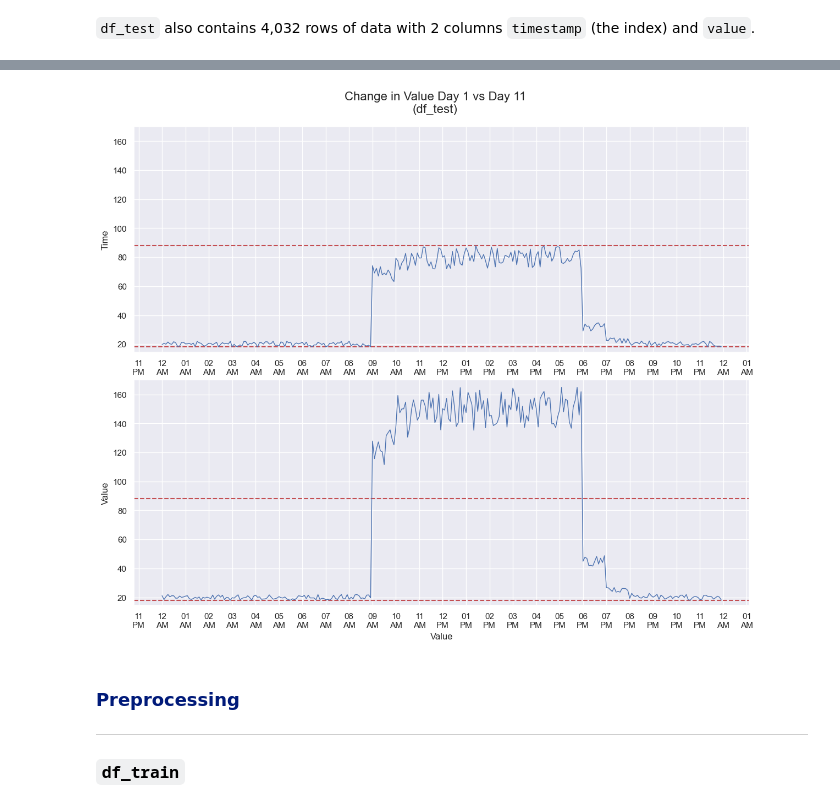
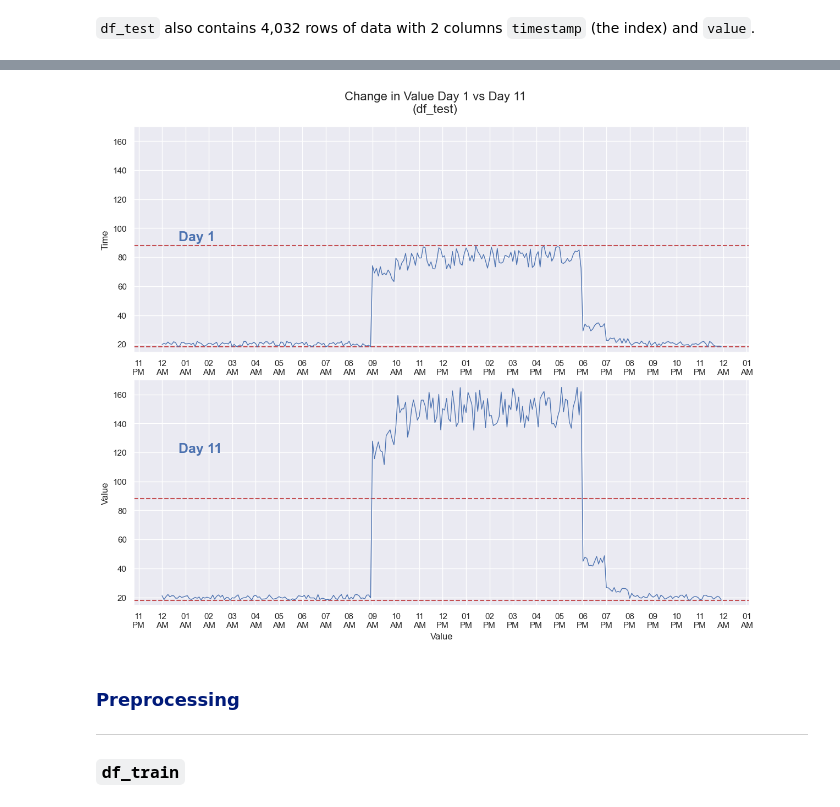
Before and after one commit to ShaneOG2/machstat-assessment, a Jupyter notebook: Practicals/Machine Learning Project Notebook.ipynb, the cells around one changed output, grey strips where cells are left out. Cells and saved outputs as stored; diff of their text form; code cells hidden in the pictures.

```diff
--- a/Practicals/Machine Learning Project Notebook.ipynb
+++ b/Practicals/Machine Learning Project Notebook.ipynb
@@ -241,7 +241,7 @@ df_test
 `df_test` also contains 4,032 rows of data with 2 columns `timestamp` (the index) and `value`.
 # %%
 # Set figure size
-fig, ax = plt.subplots(figsize=(12,6))
+fig, ax = plt.subplots(figsize=(12,5))
 
 # Add title
 plt.title("Change in Value over 14 Days\n(df_test)", fontsize=16)
@@ -258,16 +258,16 @@ ax.xaxis.set_major_formatter(date_form)
 ax.xaxis.set_major_locator(mdates.DayLocator(interval=1))
 
 # Show red line at values range
-ax.axhline(y = 18, color = 'r', linestyle = '--', label = 'df_small_noise - Range of Values')
+ax.axhline(y = 18, color = 'r', linestyle = '--', label = 'df_train - Range of Values')
 ax.axhline(y = 88, color = 'r', linestyle = '--')
 
 # Legend
-plt.legend()
+plt.legend(loc='upper left')
 
 # Plot upper and lower range.
 plt.text(0.01, .49, 'Upper Range', color = 'r', transform=ax.transAxes)
 plt.text(0.01, .01, 'Lower Range', color = 'r', transform=ax.transAxes)
 
 # Plot Time vs Value
-plt.plot(df_daily_jumpsup.index, df_daily_jumpsup['value'], linewidth=0.5);
+plt.plot(df_test.index, df_test['value'], linewidth=0.5);
 # %% [output]
@@ -303,6 +303,8 @@ fig, (ax1, ax2) = plt.subplots(2, 1, figsize=(12,10))
 # Add title
 fig.suptitle("Change in Value Day 1 vs Day 11\n(df_test)", fontsize=16)
 plt.tight_layout()
+
+plt.text(0.0001, 1.77, 'Day 1', color = 'b', fontsize = 18, weight='bold', transform=ax.transAxes)
 
 ax1.xaxis.set_major_formatter(date_form)
 
@@ -314,34 +316,36 @@ ax1.axhline(y = 18, color = 'r', linestyle = '--')
 ax1.axhline(y = 88, color = 'r', linestyle = '--')
 
 ax1.set_ylim(top=170)
 
 # Set y-label.
 ax1.set_ylabel('Time')
 
 # Plot Time vs Value
 ax1.plot(df_test_day1.index, df_test_day1['value'], linewidth=1.0)
+
+plt.text(0.0001, 0.77, 'Day 11', color = 'b', fontsize = 18, weight='bold', transform=ax.transAxes)
 
 ax2.xaxis.set_major_formatter(date_form)
 
 # Set x-axis to 1 hour intervals
 ax2.xaxis.set_major_locator(mdates.HourLocator())
 
 # Show red line at values range
 ax2.axhline(y = 18, color = 'r', linestyle = '--')
 ax2.axhline(y = 88, color = 'r', linestyle = '--')
 
 # Set y-label.
 ax2.set_xlabel('Value')
 
 ax2.set_ylim(top=170)
 
 # Set y-label.
 ax2.set_ylabel('Value')
 
 # Plot Time vs Value
 ax2.plot(df_test_day11.index, df_test_day11['value'], linewidth=1.0);
 # %% [output]
-[figure, old version]
+[figure, new version]
 # %% [markdown]
 <h3 style="color: #001a79;">Preprocessing</h3>
 
```
Also changed, not shown: parts of 28 cells of this notebook.
